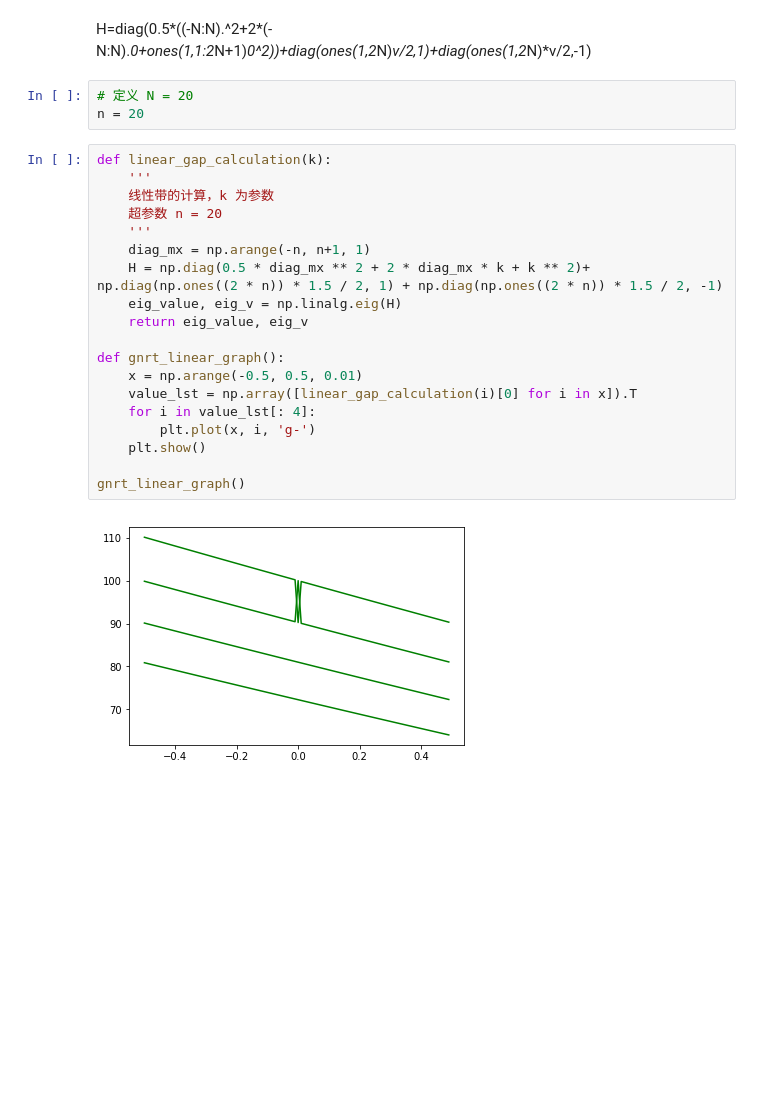
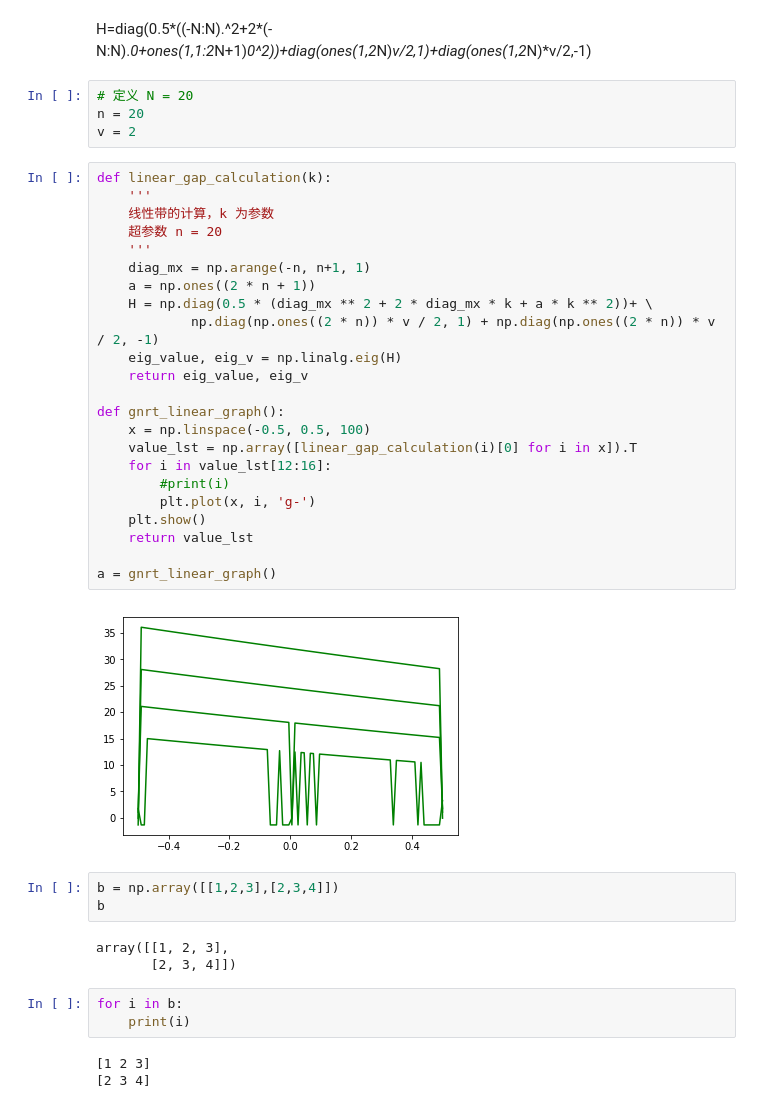
Before and after one commit to xuleichao/SolitonSolver, a Jupyter notebook: fsolver.ipynb, the cells around one changed output. Cells and saved outputs as stored; diff of their text form; blank space fills up the shorter version.

```diff
--- a/fsolver.ipynb
+++ b/fsolver.ipynb
@@ -100,24 +100,41 @@ H=diag(0.5*((-N:N).^2+2*(-N:N).*0+ones(1,1:2*N+1)*0^2))+diag(ones(1,2*N)*v/2,1)+
 # %%
 # 定义 N = 20
 n = 20
+v = 2
 # %%
 def linear_gap_calculation(k):
     '''
     线性带的计算，k 为参数
     超参数 n = 20
     '''
     diag_mx = np.arange(-n, n+1, 1)
-    H = np.diag(0.5 * diag_mx ** 2 + 2 * diag_mx * k + k ** 2)+ np.diag(np.ones((2 * n)) * 1.5 / 2, 1) + np.diag(np.ones((2 * n)) * 1.5 / 2, -1)
+    a = np.ones((2 * n + 1))
+    H = np.diag(0.5 * (diag_mx ** 2 + 2 * diag_mx * k + a * k ** 2))+ \
+            np.diag(np.ones((2 * n)) * v / 2, 1) + np.diag(np.ones((2 * n)) * v / 2, -1)
     eig_value, eig_v = np.linalg.eig(H)
     return eig_value, eig_v
 
 def gnrt_linear_graph():
-    x = np.arange(-0.5, 0.5, 0.01)
+    x = np.linspace(-0.5, 0.5, 100)
     value_lst = np.array([linear_gap_calculation(i)[0] for i in x]).T
-    for i in value_lst[: 4]:
+    for i in value_lst[12:16]:
+        #print(i)
         plt.plot(x, i, 'g-')
     plt.show()
+    return value_lst
 
-gnrt_linear_graph()
+a = gnrt_linear_graph()
 # %% [output]
-[figure, old version]
+[figure, new version]
+# %%
+b = np.array([[1,2,3],[2,3,4]])
+b
+# %% [output]
+array([[1, 2, 3],
+       [2, 3, 4]])
+# %%
+for i in b:
+    print(i)
+# %% [output]
+[1 2 3]
+[2 3 4]
```
Also changed, not shown: parts of 2 cells of this notebook.
